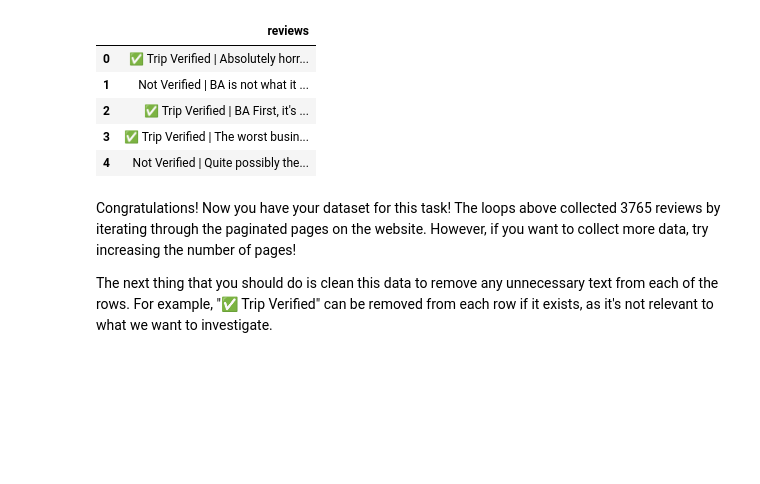
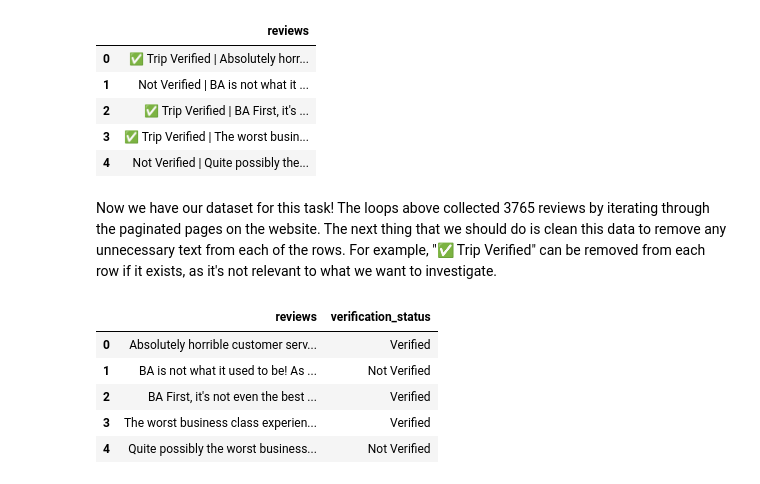
Before and after one commit to mublify/Forage_BAW_CDA, a Jupyter notebook: british-airways-skytrax-reviews-scraping.ipynb, the cells around one changed output. Drawn from its saved outputs; the diff is of its cells as text; code cells hidden in the pictures; blank space fills up the shorter version.

```diff
--- a/british-airways-skytrax-reviews-scraping.ipynb
+++ b/british-airways-skytrax-reviews-scraping.ipynb
@@ -75,4 +74,24 @@ df.to_csv("BA_reviews.csv")
 # %% [markdown]
-Congratulations! Now you have your dataset for this task! The loops above collected 3765 reviews by iterating through the paginated pages on the website. However, if you want to collect more data, try increasing the number of pages!
-
- The next thing that you should do is clean this data to remove any unnecessary text from each of the rows. For example, "✅ Trip Verified" can be removed from each row if it exists, as it's not relevant to what we want to investigate.
+Now we have our dataset for this task! The loops above collected 3765 reviews by iterating through the paginated pages on the website.  The next thing that we should do is clean this data to remove any unnecessary text from each of the rows. For example, "✅ Trip Verified" can be removed from each row if it exists, as it's not relevant to what we want to investigate.
+# %%
+
+# Define a function to extract verification status and remove it from the review
+def extract_verification(review):
+    if review.startswith('✅ Trip Verified |'):
+        return 'Verified', review.replace('✅ Trip Verified |', '')
+    elif review.startswith('Not Verified |'):
+        return 'Not Verified', review.replace('Not Verified |', '')
+    else:
+        return None, review
+
+# Apply the function to the 'reviews' column
+df['verification_status'], df['reviews'] = zip(*df['reviews'].map(extract_verification))
+
+df.head()
+# %% [output]
+|  | reviews | verification_status |
+| 0 | Absolutely horrible customer serv... | Verified |
+| 1 | BA is not what it used to be! As ... | Not Verified |
+| 2 | BA First, it's not even the best ... | Verified |
+| 3 | The worst business class experien... | Verified |
+| 4 | Quite possibly the worst business... | Not Verified |
```
Also changed, not shown: parts of 8 cells of this notebook.
